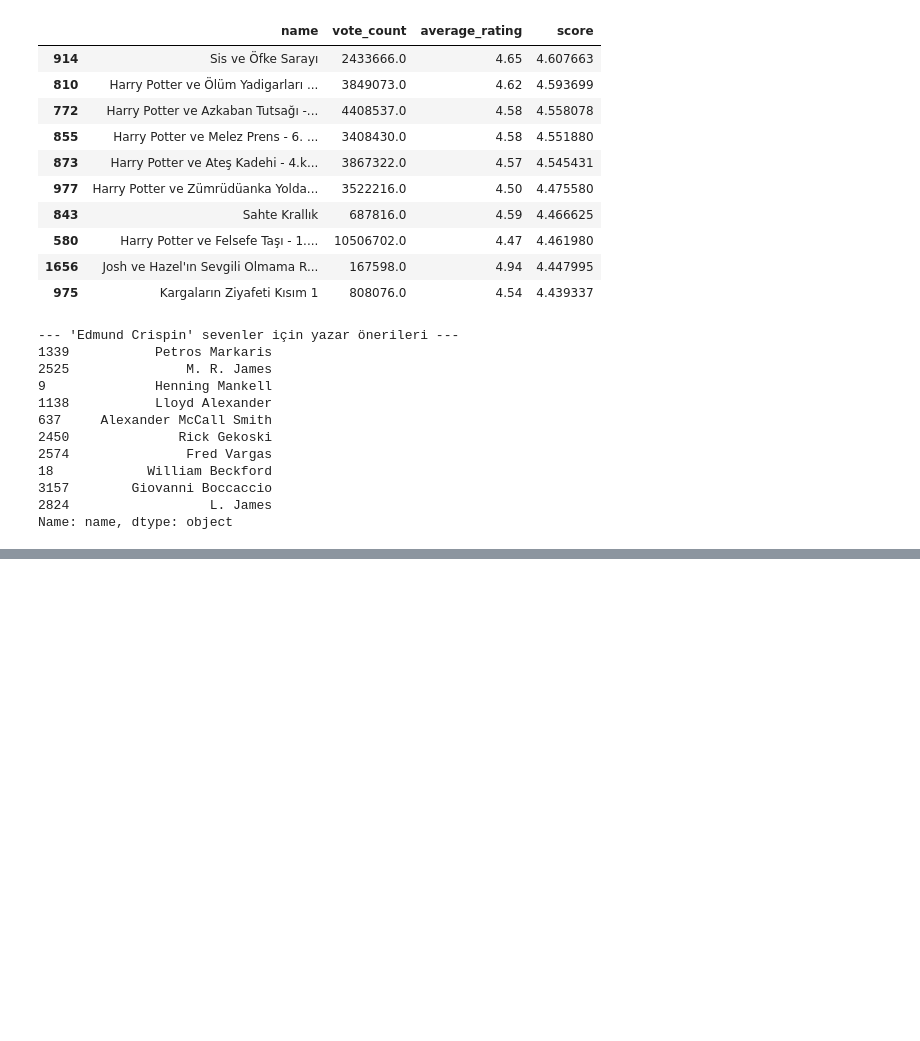
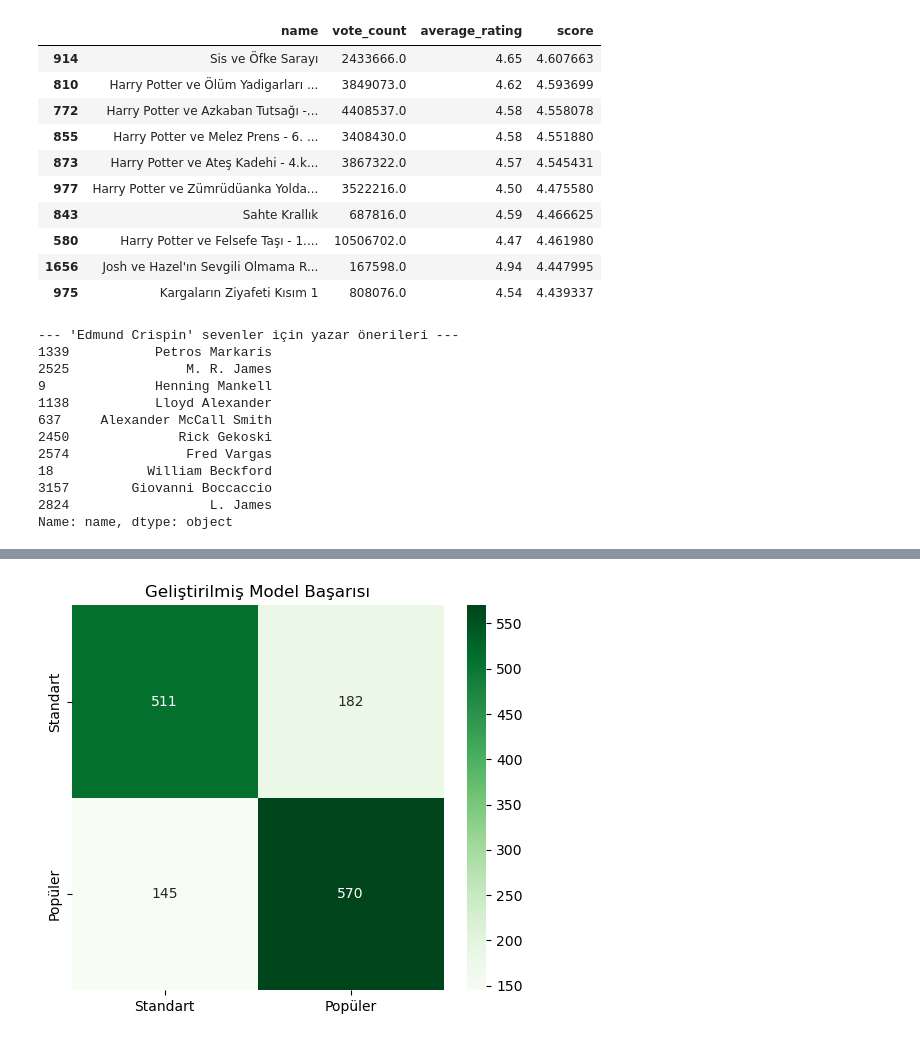
Before and after one commit to ilydozttrk/MakineOgrenmesiProjesi, a Jupyter notebook: MakineOgrenmesiProjesi.ipynb, the cells around one changed output, grey strips where cells are left out. Drawn from its saved outputs; the diff is of its cells as text; code cells hidden in the pictures; blank space fills up the shorter version.

```diff
--- a/MakineOgrenmesiProjesi.ipynb
+++ b/MakineOgrenmesiProjesi.ipynb
@@ -303,0 +284,77 @@ proje_demo_final()
+# %%
+import pandas as pd
+import seaborn as sns
+import matplotlib.pyplot as plt
+from sklearn.model_selection import train_test_split
+from sklearn.ensemble import RandomForestClassifier  # Daha güçlü model
+from sklearn.metrics import accuracy_score, confusion_matrix, classification_report
+
+# 1. VERİYİ HAZIRLAMA
+try:
+    df = pd.read_csv("book_rating.csv")
+    df.columns = df.columns.str.strip()
+
+    if 'average_rating' in df.columns:
+        df.rename(columns={'average_rating': 'rating'}, inplace=True)
+
+    # Vote count hesaplama
+    vote_cols = ['one_star_count', 'two_star_count', 'three_star_count', 'four_star_count', 'five_star_count']
+    df[vote_cols] = df[vote_cols].fillna(0)
+    df['vote_count'] = df[vote_cols].sum(axis=1)
+
+    df['rating'] = pd.to_numeric(df['rating'], errors='coerce')
+    df['vote_count'] = pd.to_numeric(df['vote_count'], errors='coerce')
+    df = df.dropna(subset=['vote_count', 'rating', 'name']) # name boşsa atalım
+
+except FileNotFoundError:
+    print("HATA: Dosya bulunamadı.")
+    exit()
+
+# 2. SINIF OLUŞTURMA
+limit = 500
+df['category'] = df['vote_count'].apply(lambda x: 1 if x > limit else 0)
+
+# --- İYİLEŞTİRME 1: YENİ ÖZELLİKLER (Feature Engineering) ---
+# Kitap isminden bilgi çıkaralım
+# A) İsim uzunluğu (Karakter sayısı)
+df['title_len'] = df['name'].astype(str).apply(len)
+# B) Kelime sayısı
+df['word_count'] = df['name'].astype(str).apply(lambda x: len(x.split()))
+# C) İsimde sayı var mı? (Seri kitapları yakalamak için önemli ipucu)
+df['has_digit'] = df['name'].astype(str).apply(lambda x: 1 if any(c.isdigit() for c in x) else 0)
+
+# 3. GİRDİLERİ GÜNCELLEME
+# Artık sadece rating değil, yeni özelliklerimizi de kullanıyoruz
+X = df[['rating', 'title_len', 'word_count', 'has_digit']]
+y = df['category']
+
+# 4. EĞİTİM VE TEST AYIRIMI
+X_train, X_test, y_train, y_test = train_test_split(X, y, test_size=0.2, random_state=42)
+
+# --- İYİLEŞTİRME 2: GÜÇLÜ MODEL KULLANIMI ---
+# RandomForest kullanıyoruz ve 'class_weight' ile dengesizliği çözüyoruz
+model = RandomForestClassifier(n_estimators=100, class_weight='balanced', random_state=42)
+model.fit(X_train, y_train)
+
+# 5. SONUÇLAR
+y_pred = model.predict(X_test)
+basari = accuracy_score(y_test, y_pred)
+
+print(f"\nYeni Modelin Doğruluk Oranı: %{basari * 100:.2f}")
+print("\nDetaylı Rapor:")
+print(classification_report(y_test, y_pred))
+
+# Görselleştirme
+cm = confusion_matrix(y_test, y_pred)
+plt.figure(figsize=(6, 5))
+sns.heatmap(cm, annot=True, fmt='d', cmap='Greens',
+            xticklabels=['Standart', 'Popüler'],
+            yticklabels=['Standart', 'Popüler'])
+plt.title('Geliştirilmiş Model Başarısı')
+plt.show()
+
+# Özellik Önem Düzeyleri (Hangi özellik daha etkili olmuş?)
+feature_imp = pd.Series(model.feature_importances_, index=X.columns).sort_values(ascending=False)
+print("\nÖzelliklerin Modele Katkısı:")
+print(feature_imp)
+# %% [output]
@@ -303,0 +372 @@ proje_demo_final()
+[figure, added]
```
Also changed, not shown: parts of 11 cells of this notebook.
